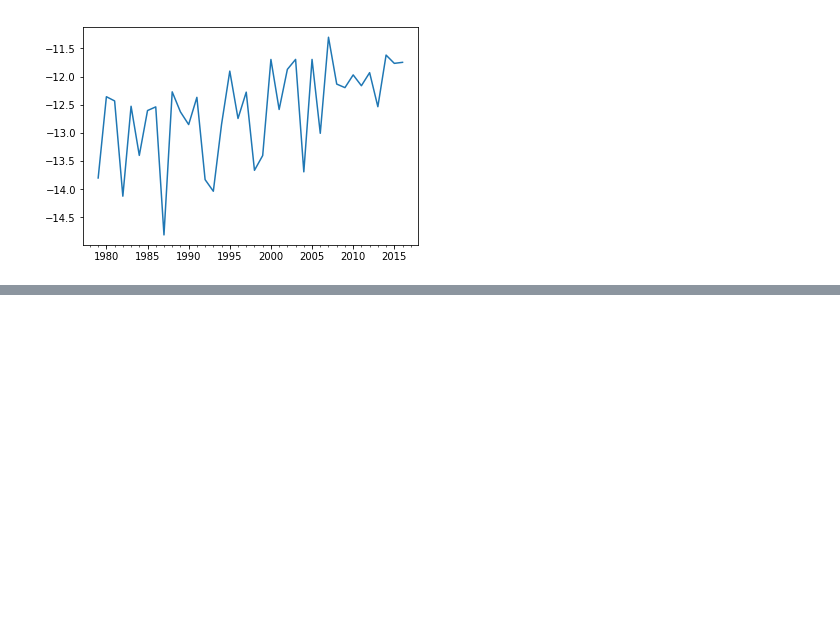
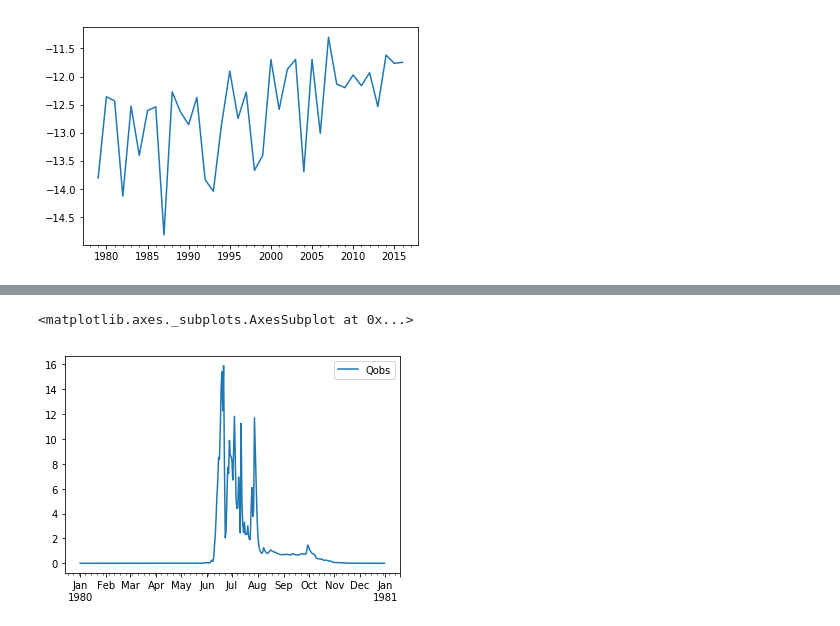
Before and after one commit to hydrogo/2018_VinoRead_wrkshp, a Jupyter notebook: notebooks/kwbs.ipynb, the cells around one changed output, grey strips where cells are left out. Cells and saved outputs as stored; diff of their text form; code cells hidden in the pictures; blank space fills up the shorter version.

```diff
--- a/notebooks/kwbs.ipynb
+++ b/notebooks/kwbs.ipynb
@@ -38,3 +38,8 @@ runoff.plot()
+# %%
+runoff["1980"].plot()
+# %% [output]
+<matplotlib.axes._subplots.AxesSubplot at 0x...>
+[figure, added]
 # %%
 periods = {"first"  : ["1980-01-01", "1988-12-31"],
            "second" : ["1989-01-01", "1997-12-31"],
```
Also changed, not shown: parts of 20 cells of this notebook, 4 other files.
